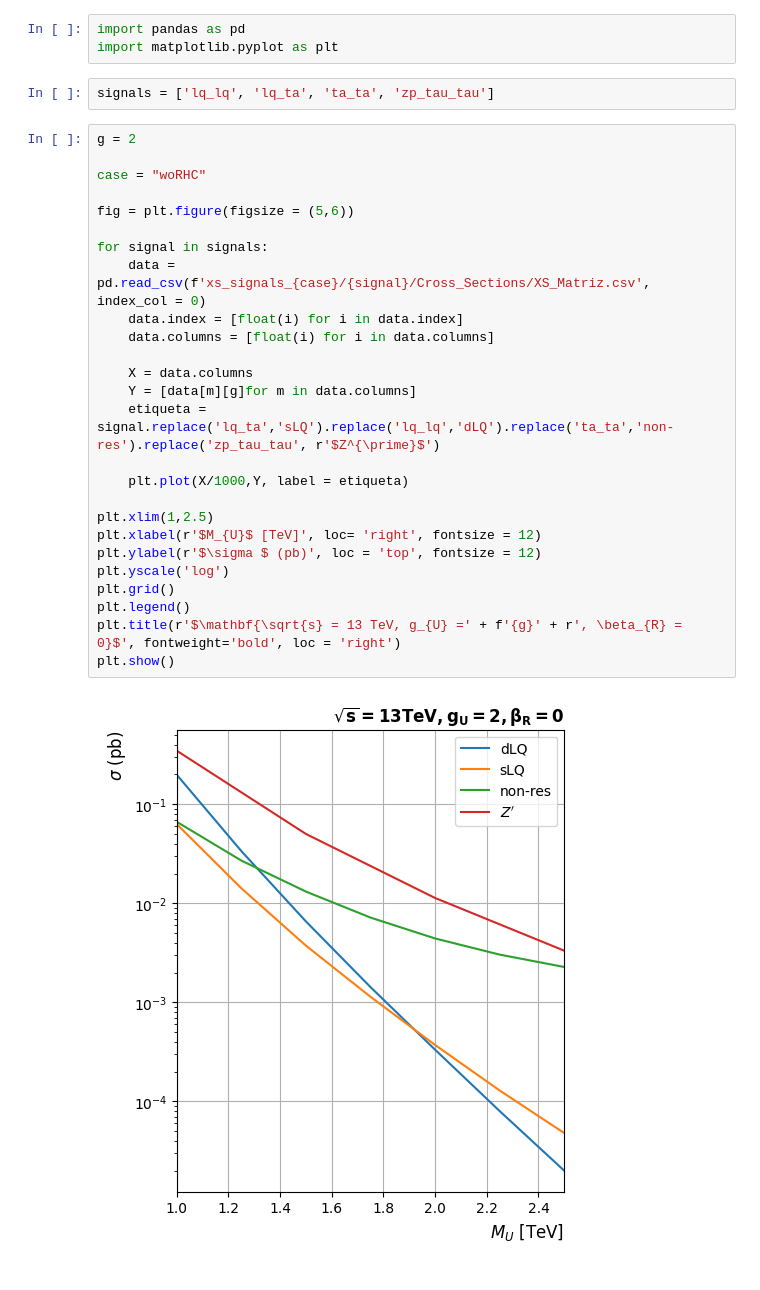
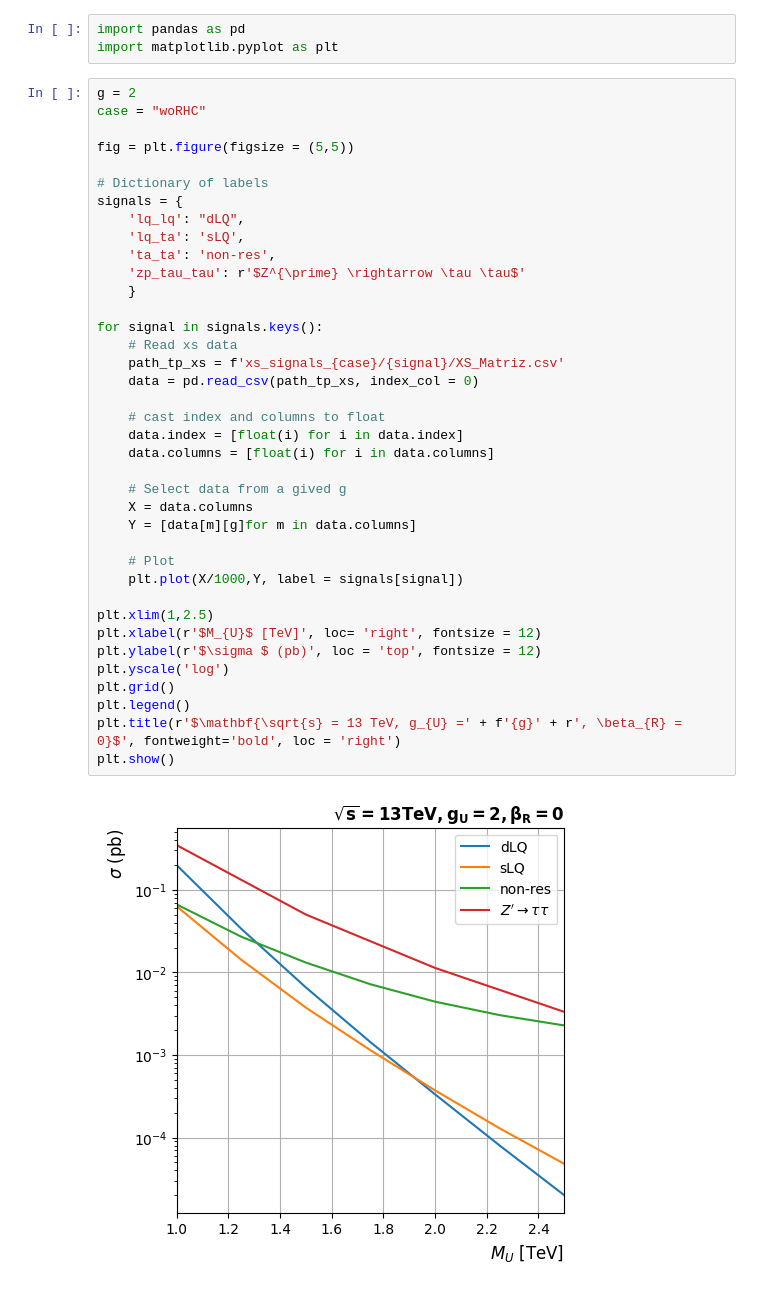
Before and after one commit to Joacop16/Phenomenology_Zp_in_LQ_Searches, a Jupyter notebook: 01_signal_production/Plot_XS.ipynb, the cells around one changed output. Saved outputs shown, nothing was run; the diff lists cells and outputs as text.

```diff
--- a/01_signal_production/Plot_XS.ipynb
+++ b/01_signal_production/Plot_XS.ipynb
@@ -1,33 +1,43 @@
 # %%
 import pandas as pd
 import matplotlib.pyplot as plt
-# %%
-signals = ['lq_lq', 'lq_ta', 'ta_ta', 'zp_tau_tau']
 # %%
 g = 2
-
 case = "woRHC"
 
-fig = plt.figure(figsize = (5,6))
+fig = plt.figure(figsize = (5,5))
 
-for signal in signals:
-    data = pd.read_csv(f'xs_signals_{case}/{signal}/Cross_Sections/XS_Matriz.csv', index_col = 0)
+# Dictionary of labels
+signals = {
+    'lq_lq': "dLQ",
+    'lq_ta': 'sLQ',
+    'ta_ta': 'non-res',
+    'zp_tau_tau': r'$Z^{\prime} \rightarrow \tau \tau$'
+    }
+
+for signal in signals.keys():
+    # Read xs data
+    path_tp_xs = f'xs_signals_{case}/{signal}/XS_Matriz.csv'
+    data = pd.read_csv(path_tp_xs, index_col = 0)
+
+    # cast index and columns to float
     data.index = [float(i) for i in data.index]
     data.columns = [float(i) for i in data.columns]
 
+    # Select data from a gived g
     X = data.columns
     Y = [data[m][g]for m in data.columns]
-    etiqueta = signal.replace('lq_ta','sLQ').replace('lq_lq','dLQ').replace('ta_ta','non-res').replace('zp_tau_tau', r'$Z^{\prime}$')
 
-    plt.plot(X/1000,Y, label = etiqueta)
+    # Plot
+    plt.plot(X/1000,Y, label = signals[signal])
 
 plt.xlim(1,2.5)
 plt.xlabel(r'$M_{U}$ [TeV]', loc= 'right', fontsize = 12)
 plt.ylabel(r'$\sigma $ (pb)', loc = 'top', fontsize = 12)
 plt.yscale('log')
 plt.grid()
 plt.legend()
 plt.title(r'$\mathbf{\sqrt{s} = 13 TeV, g_{U} =' + f'{g}' + r', \beta_{R} = 0}$', fontweight='bold', loc = 'right')
 plt.show()
 # %% [output]
-[figure, old version]
+[figure, new version]
```
